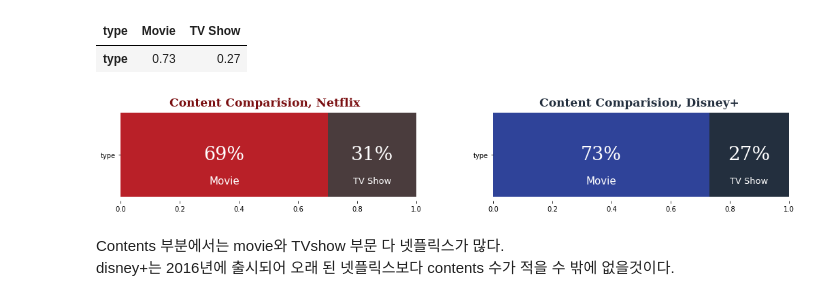
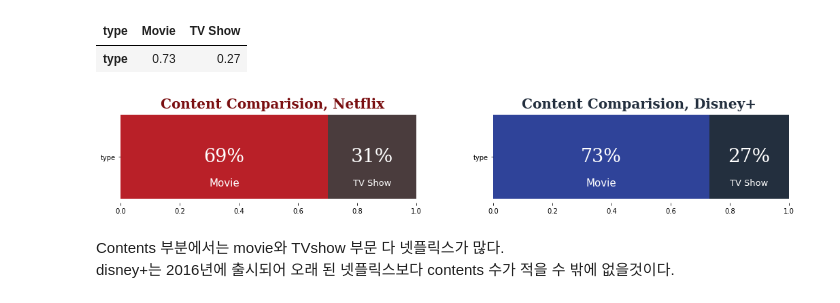
Before and after one commit to Dabinnny/StreamingPlatform_Analysis, a Jupyter notebook: StreamingPlatform_Analysis.ipynb, the cells around one changed output. Saved outputs shown, nothing was run; the diff lists cells and outputs as text; code cells hidden in the pictures.

```diff
--- a/StreamingPlatform_Analysis.ipynb
+++ b/StreamingPlatform_Analysis.ipynb
@@ -250,36 +250,36 @@ dis_ratio
 fig, ax = plt.subplots(1,2,figsize=(18, 2.5))
 
 # 넷플릭스
 ax[0].barh(net_ratio.index, net_ratio['Movie'], color='#b20710', alpha=0.9)
 ax[0].barh(net_ratio.index, net_ratio['TV Show'], left=net_ratio['Movie'], color='#4a3c3d')
 
 for i in net_ratio.index:
     ax[0].annotate("69%", xy=(net_ratio['Movie'][i]/2, i),va = 'center', ha='center',fontsize=27,  fontfamily='serif',color='white')
     ax[0].annotate("Movie", xy=(net_ratio['Movie'][i]/2, -0.25),va = 'center', ha='center',fontsize=15, color='white')
     ax[0].annotate("31%", xy=(net_ratio['Movie'][i]+net_ratio['TV Show'][i]/2, i), va = 'center', ha='center',fontsize=28, fontfamily='serif',color='white')
     ax[0].annotate("TV Show", xy=(net_ratio['Movie'][i]+net_ratio['TV Show'][i]/2, -0.25), va = 'center', ha='center',fontsize=13,color='white')
-    fig.text(0.18,0.9,'Content Comparision, Netflix',fontsize=17, fontweight='bold',color='#7a0f11', fontfamily='serif')
+    fig.text(0.17,0.9,'Content Comparision, Netflix',fontsize=20, fontweight='bold',color='#7a0f11', fontfamily='serif')
 
 for s in ['top', 'left', 'right', 'bottom']:
      ax[0].spines[s].set_visible(False)
 
 # 디즈니
 ax[1].barh(dis_ratio.index, dis_ratio['Movie'], color='#2f4399')
 ax[1].barh(dis_ratio.index, dis_ratio['TV Show'], left=dis_ratio['Movie'], color='#232F3E')
 
 for i in dis_ratio.index:
     ax[1].annotate("73%", xy=(dis_ratio['Movie'][i]/2, i),va = 'center', ha='center',fontsize=27,  fontfamily='serif',color='white')
     ax[1].annotate("Movie", xy=(dis_ratio['Movie'][i]/2, -0.25),va = 'center', ha='center',fontsize=15, color='white')
     ax[1].annotate("27%", xy=(dis_ratio['Movie'][i]+dis_ratio['TV Show'][i]/2, i), va = 'center', ha='center',fontsize=28, fontfamily='serif',color='white')
     ax[1].annotate("TV Show", xy=(dis_ratio['Movie'][i]+dis_ratio['TV Show'][i]/2, -0.25), va = 'center', ha='center',fontsize=13,color='white')
-    fig.text(0.6,0.9,'Content Comparision, Disney+',fontsize=17, fontweight='bold', color='#232F3E', fontfamily='serif')
+    fig.text(0.58,0.9,'Content Comparision, Disney+',fontsize=20, fontweight='bold', color='#232F3E', fontfamily='serif')
 
 for s in ['top', 'left', 'right', 'bottom']:
     ax[1].spines[s].set_visible(False)
 
 plt.show()
 # %% [output]
-[figure, old version]
+[figure, new version]
 # %% [markdown]
 Contents 부분에서는 movie와 TVshow 부문 다 넷플릭스가 많다.
  disney+는 2016년에 출시되어 오래 된 넷플릭스보다 contents 수가 적을 수 밖에 없을것이다.
```
Also changed, not shown: parts of 4 cells of this notebook.
